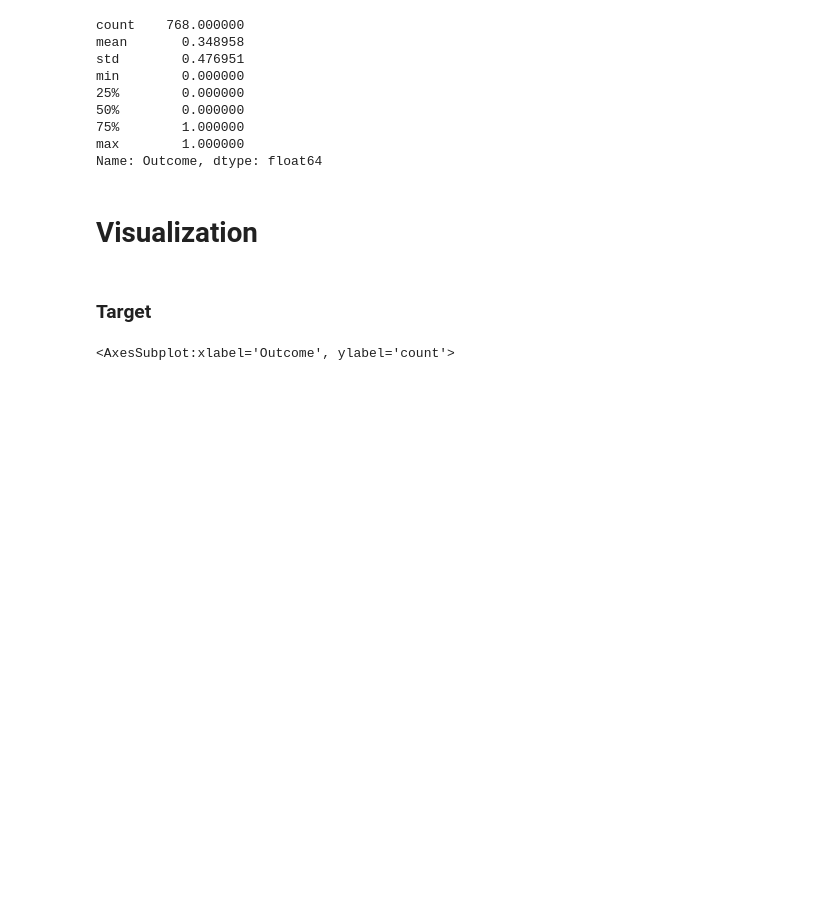
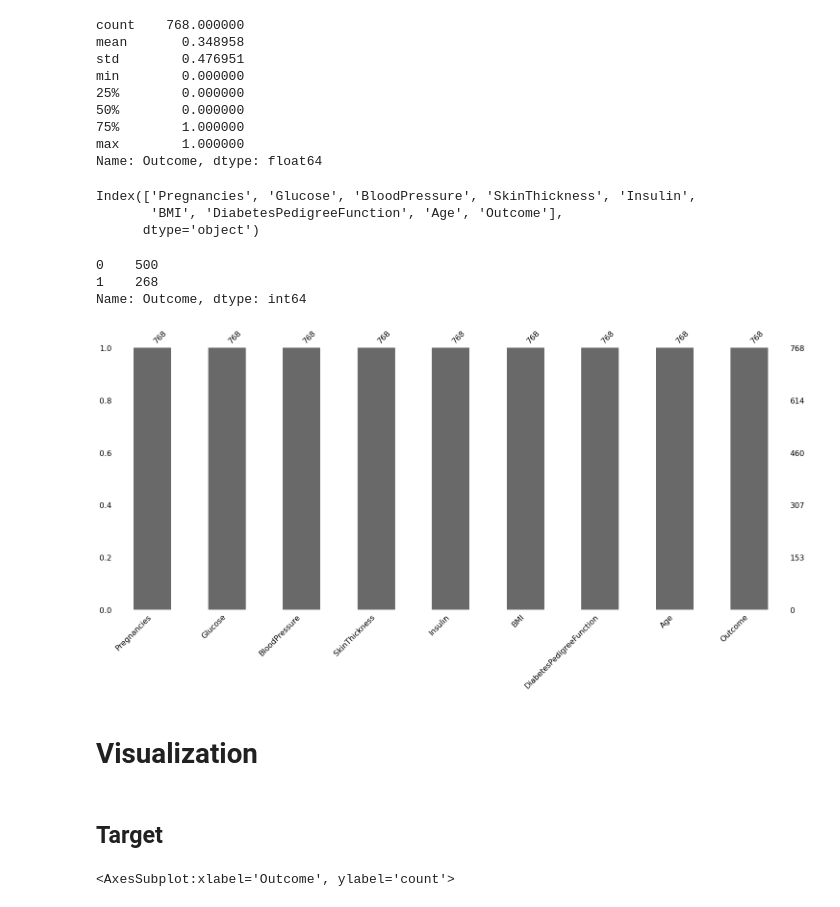
Before and after one commit to Rawanawh/Classification, a Jupyter notebook: DiabetesClassification.ipynb, the cells around one changed output. Cells and saved outputs as stored; diff of their text form; code cells hidden in the pictures; blank space fills up the shorter version.

```diff
--- a/DiabetesClassification.ipynb
+++ b/DiabetesClassification.ipynb
@@ -90,8 +92,26 @@ min        0.000000
 75%        1.000000
 max        1.000000
 Name: Outcome, dtype: float64
+# %%
+df.columns
+# %% [output]
+Index(['Pregnancies', 'Glucose', 'BloodPressure', 'SkinThickness', 'Insulin',
+       'BMI', 'DiabetesPedigreeFunction', 'Age', 'Outcome'],
+      dtype='object')
+# %%
+df.Outcome.value_counts()
+#This shows imbalance target because we have 1 as minority class and it's what we want to predict
+# %% [output]
+0    500
+1    268
+Name: Outcome, dtype: int64
+# %%
+#We don't have null data
+p=msno.bar(df)
+# %% [output]
+[figure, added]
 # %% [markdown]
 # Visualization
 # %% [markdown]
-### Target
+## Target
 # %%
```
Also changed, not shown: parts of 141 cells of this notebook.
